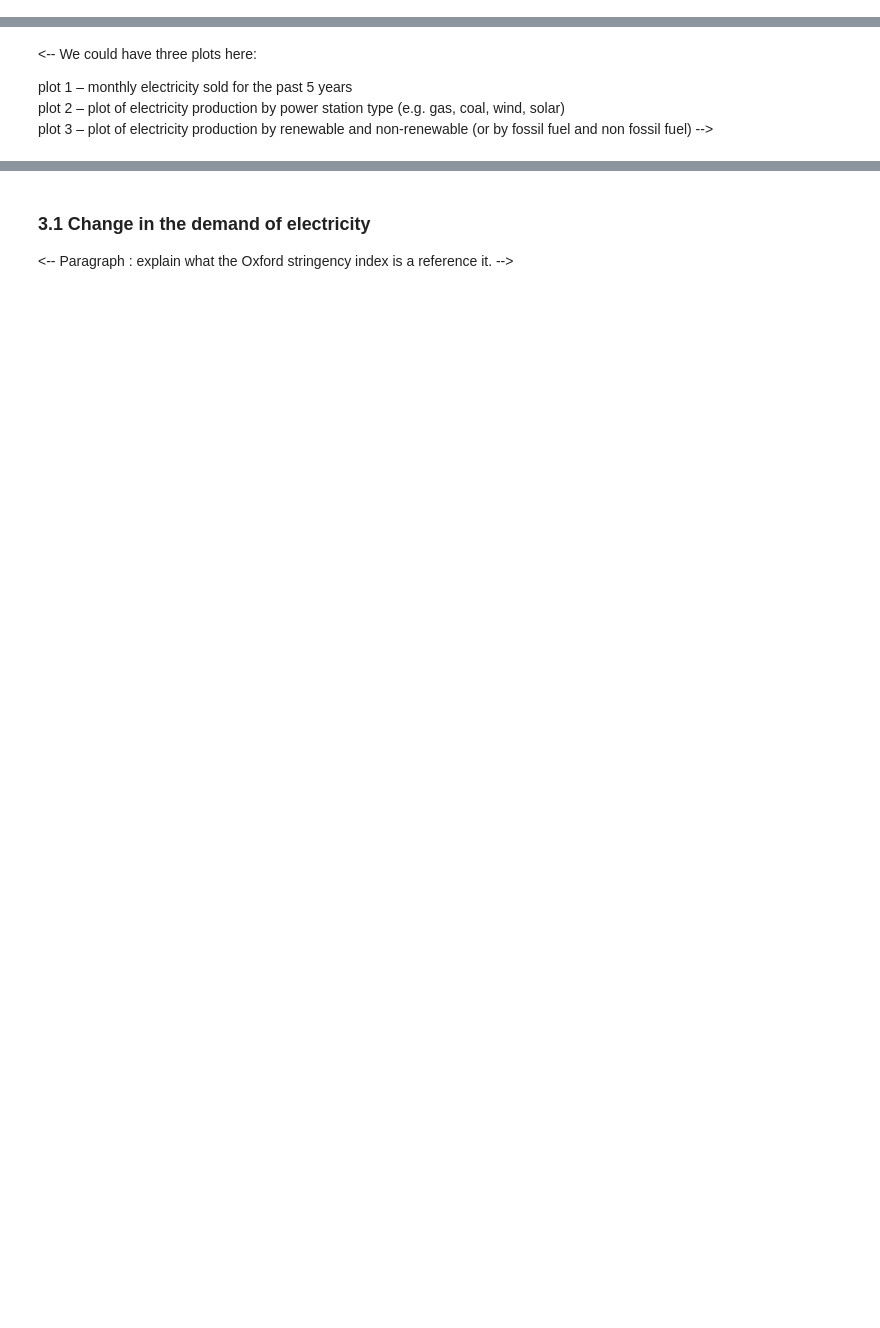
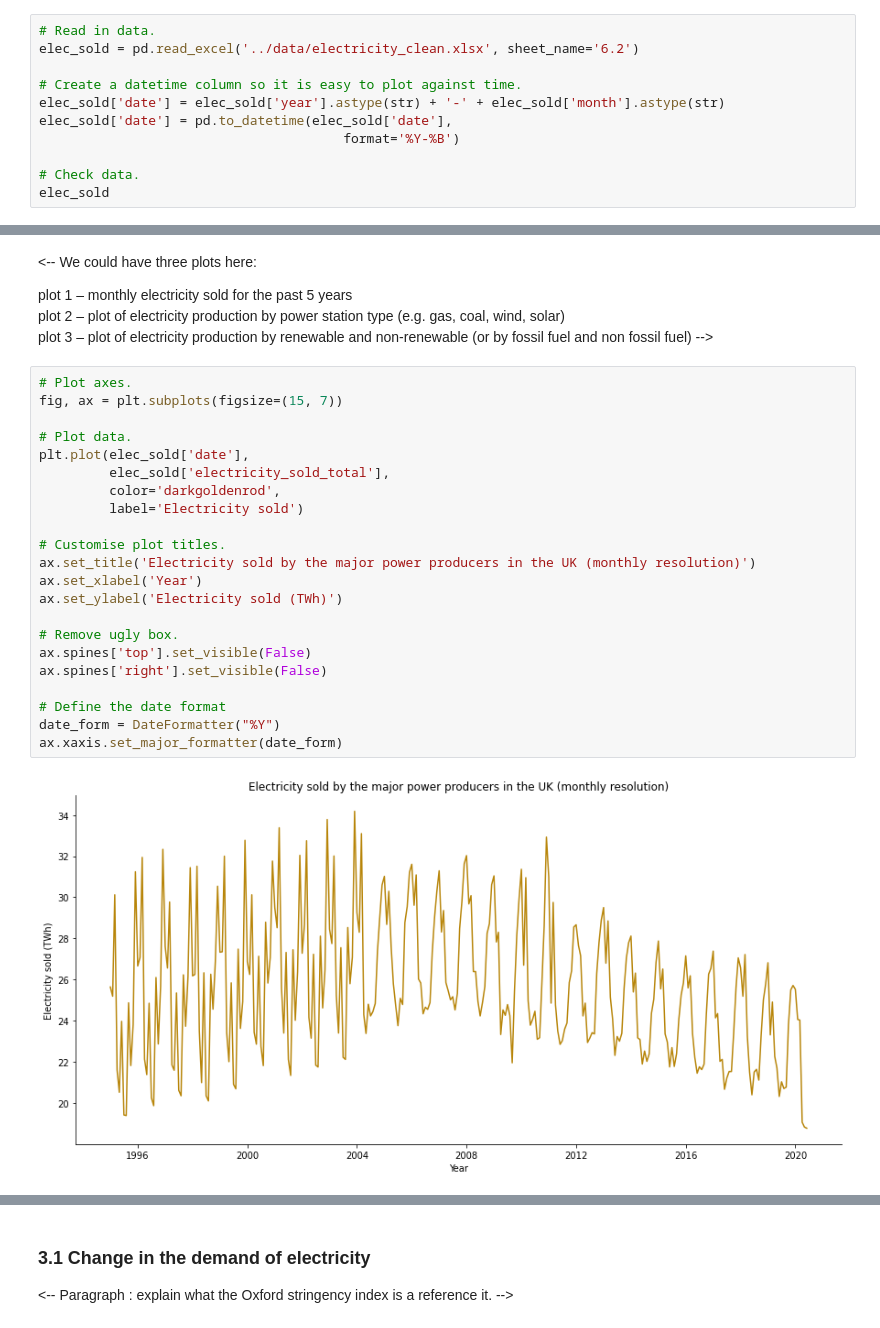
Before and after one commit to robynfsj/cfg-big-data-challenge, a Jupyter notebook: notebooks/submission.ipynb, the cells around one changed output, grey strips where cells are left out. Drawn from its saved outputs; the diff is of its cells as text; blank space fills up the shorter version.

```diff
--- a/notebooks/submission.ipynb
+++ b/notebooks/submission.ipynb
@@ -42,0 +66,11 @@ from matplotlib.dates import DateFormatter
+# %%
+# Read in data.
+elec_sold = pd.read_excel('../data/electricity_clean.xlsx', sheet_name='6.2')
+
+# Create a datetime column so it is easy to plot against time.
+elec_sold['date'] = elec_sold['year'].astype(str) + '-' + elec_sold['month'].astype(str)
+elec_sold['date'] = pd.to_datetime(elec_sold['date'],
+                                       format='%Y-%B')
+
+# Check data.
+elec_sold
@@ -48,4 +96,28 @@ from matplotlib.dates import DateFormatter
 plot 1 – monthly electricity sold for the past 5 years
 plot 2 – plot of electricity production by power station type (e.g. gas, coal, wind, solar)
 plot 3 – plot of electricity production by renewable and non-renewable (or by fossil fuel and non fossil fuel) -->
+# %%
+# Plot axes.
+fig, ax = plt.subplots(figsize=(15, 7))
+
+# Plot data.
+plt.plot(elec_sold['date'],
+         elec_sold['electricity_sold_total'],
+         color='darkgoldenrod',
+         label='Electricity sold')
+
+# Customise plot titles.
+ax.set_title('Electricity sold by the major power producers in the UK (monthly resolution)')
+ax.set_xlabel('Year')
+ax.set_ylabel('Electricity sold (TWh)')
+
+# Remove ugly box.
+ax.spines['top'].set_visible(False)
+ax.spines['right'].set_visible(False)
+
+# Define the date format
+date_form = DateFormatter("%Y")
+ax.xaxis.set_major_formatter(date_form)
+# %% [output]
+[figure, added]
 # %% [markdown]
```
Also changed, not shown: parts of 11 cells of this notebook.
